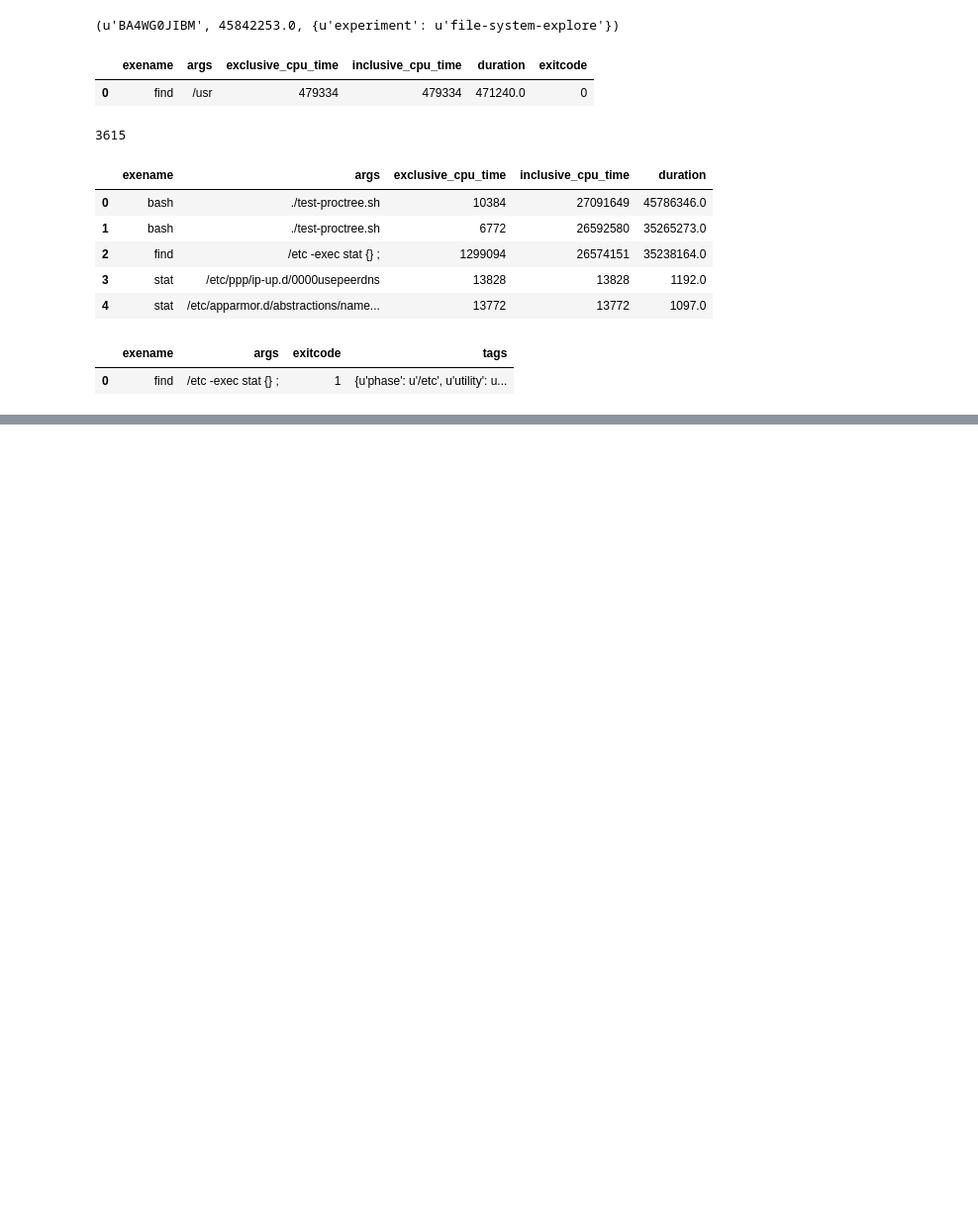
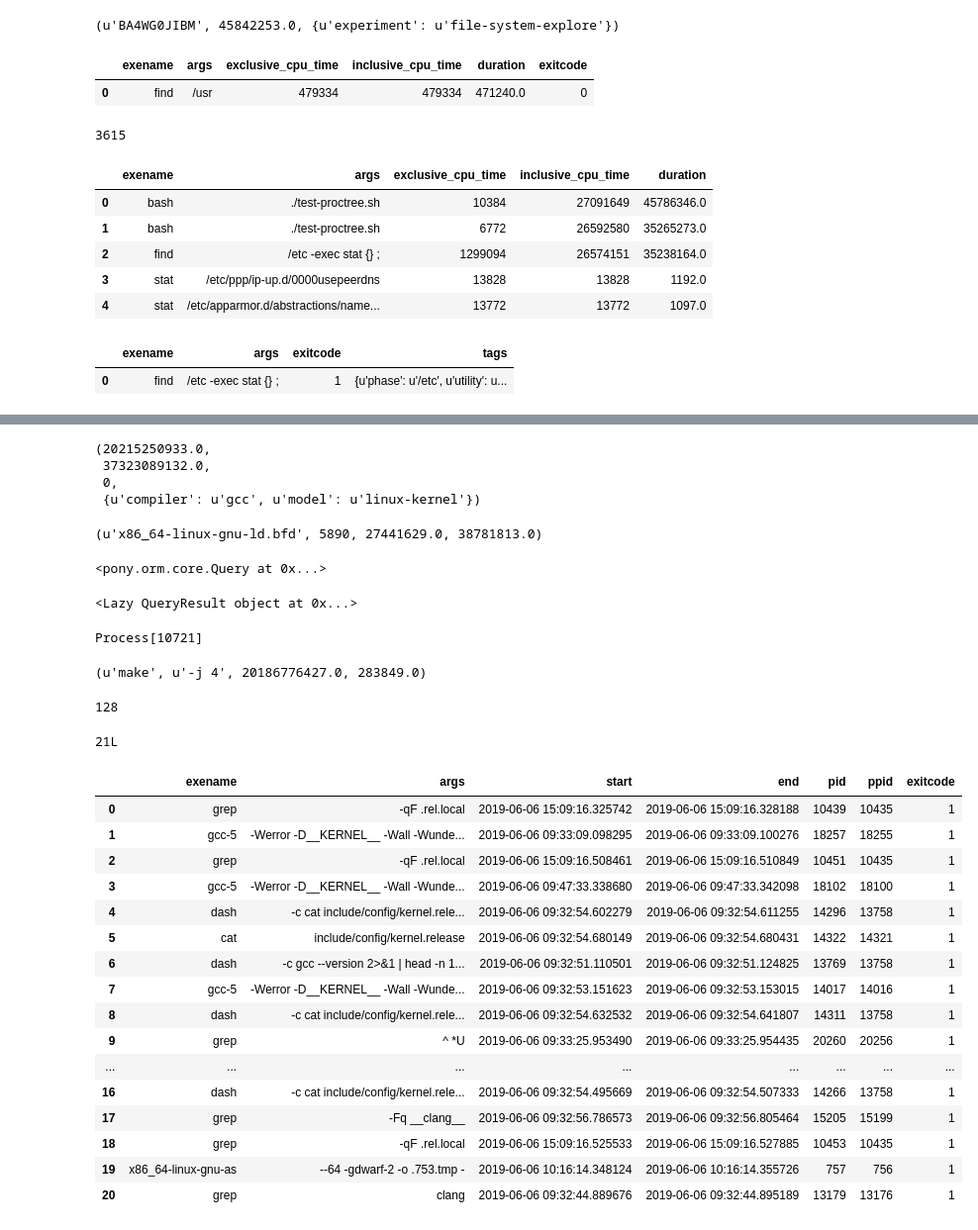
Before and after one commit to ilaflott/epmt, a Jupyter notebook: Query-API.ipynb, the cells around one changed output, grey strips where cells are left out. Shown at 99% size. Cells and saved outputs as stored; diff of their text form; code cells hidden in the pictures; blank space fills up the shorter version.

Commit message:
- more work on the notebook and this time with the imported data from a full kernel compile. - added a couple of useful API calls

```diff
--- a/Query-API.ipynb
+++ b/Query-API.ipynb
@@ -538,0 +573,75 @@ j.exitcode
+# %%
+# Notice we have a Job object. The processes in the job
+# are available as j.processes
+j.duration, j.cpu_time, j.exitcode, j.tags
+# %% [output]
+(20215250933.0,
+ 37323089132.0,
+ 0,
+ {u'compiler': u'gcc', u'model': u'linux-kernel'})
+# %%
+# let's see the process that took the max cpu time
+max_cpu_proc = j.processes.order_by('desc(p.exclusive_cpu_time)').limit(1)[0]
+max_cpu_proc.exename, max_cpu_proc.pid, max_cpu_proc.exclusive_cpu_time, max_cpu_proc.duration
+# %% [output]
+(u'x86_64-linux-gnu-ld.bfd', 5890, 27441629.0, 38781813.0)
+# %%
+# let's get details on the build operation
+b = eq.get_procs(j, tags = 'operation:build', fmt='orm')
+b
+# %% [output]
+<pony.orm.core.Query at 0x...>
+# %%
+# Above we get a Query object, we can iterate over it, convert
+# it to a list or get a slice of it
+sorted_by_cpu = b.order_by('desc(p.inclusive_cpu_time)').limit(5)
+sorted_by_cpu
+# %% [output]
+<Lazy QueryResult object at 0x...>
+# %%
+# observe that we don't actually do any queries until we start using
+# the result
+top_cpu = sorted_by_cpu[0]
+top_cpu
+# %% [output]
+Process[10721]
+# %%
+top_cpu.exename, top_cpu.args, top_cpu.duration, top_cpu.exclusive_cpu_time
+# %% [output]
+(u'make', u'-j 4', 20186776427.0, 283849.0)
+# %%
+# now we get access to the parent/children/ancestors/descendats of this process
+max(top_cpu.descendants.exitcode)
+# %% [output]
+128
+# %%
+# so one or more descendant processes failed, let's find which ones
+failed = top_cpu.descendants.filter('p.exitcode != 0')
+failed.count()
+# %% [output]
+21L
+# %%
+# we can convert a Query object to a pandas dataframe anytime
+# TODO: should we create an API call to convert ORM Query objects to
+# pandas/dict?
+import pandas as pd
+df = pd.DataFrame([p.to_dict() for p in failed])
+df[['exename', 'args', 'start', 'end', 'pid', 'ppid', 'exitcode']]
+# %% [output]
+|  | exename | args | start | end | pid | ppid | exitcode |
+| 0 | grep | -qF .rel.local | 2019-06-06 15:09:16.325742 | 2019-06-06 15:09:16.328188 | 10439 | 10435 | 1 |
+| 1 | gcc-5 | -Werror -D__KERNEL__ -Wall -Wunde... | 2019-06-06 09:33:09.098295 | 2019-06-06 09:33:09.100276 | 18257 | 18255 | 1 |
+| 2 | grep | -qF .rel.local | 2019-06-06 15:09:16.508461 | 2019-06-06 15:09:16.510849 | 10451 | 10435 | 1 |
+| 3 | gcc-5 | -Werror -D__KERNEL__ -Wall -Wunde... | 2019-06-06 09:47:33.338680 | 2019-06-06 09:47:33.342098 | 18102 | 18100 | 1 |
+| 4 | dash | -c cat include/config/kernel.rele... | 2019-06-06 09:32:54.602279 | 2019-06-06 09:32:54.611255 | 14296 | 13758 | 1 |
+| 5 | cat | include/config/kernel.release | 2019-06-06 09:32:54.680149 | 2019-06-06 09:32:54.680431 | 14322 | 14321 | 1 |
+| 6 | dash | -c gcc --version 2>&1 | head -n 1... | 2019-06-06 09:32:51.110501 | 2019-06-06 09:32:51.124825 | 13769 | 13758 | 1 |
+| 7 | gcc-5 | -Werror -D__KERNEL__ -Wall -Wunde... | 2019-06-06 09:32:53.151623 | 2019-06-06 09:32:53.153015 | 14017 | 14016 | 1 |
+| 8 | dash | -c cat include/config/kernel.rele... | 2019-06-06 09:32:54.632532 | 2019-06-06 09:32:54.641807 | 14311 | 13758 | 1 |
+| 9 | grep | ^ *U | 2019-06-06 09:33:25.953490 | 2019-06-06 09:33:25.954435 | 20260 | 20256 | 1 |
+| ... | ... | ... | ... | ... | ... | ... | ... |
+| 16 | dash | -c cat include/config/kernel.rele... | 2019-06-06 09:32:54.495669 | 2019-06-06 09:32:54.507333 | 14266 | 13758 | 1 |
+| 17 | grep | -Fq __clang__ | 2019-06-06 09:32:56.786573 | 2019-06-06 09:32:56.805464 | 15205 | 15199 | 1 |
+| 18 | grep | -qF .rel.local | 2019-06-06 15:09:16.525533 | 2019-06-06 15:09:16.527885 | 10453 | 10435 | 1 |
+| 19 | x86_64-linux-gnu-as | --64 -gdwarf-2 -o .753.tmp - | 2019-06-06 10:16:14.348124 | 2019-06-06 10:16:14.355726 | 757 | 756 | 1 |
+| 20 | grep | clang | 2019-06-06 09:32:44.889676 | 2019-06-06 09:32:44.895189 | 13179 | 13176 | 1 |
```
Also changed, not shown: parts of 17 cells of this notebook, 2 other files.
